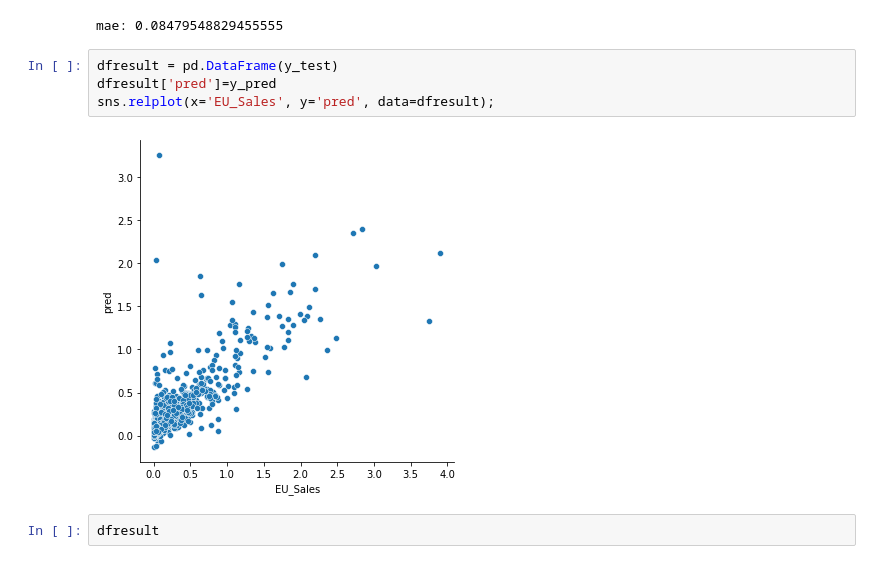
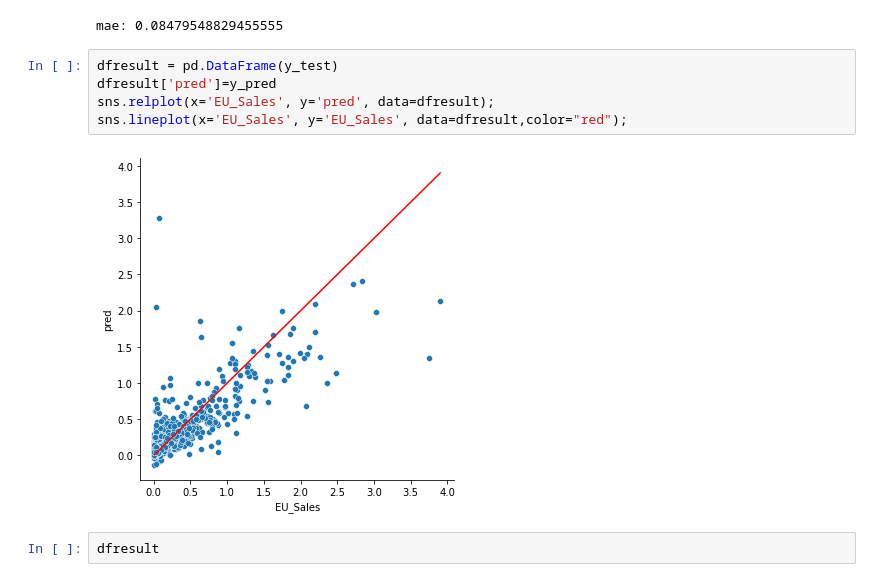
Before and after one commit to Pascal-Thai/GamingSales, a Jupyter notebook: GamingSales_ML_Europe.ipynb, the cells around one changed output. Saved outputs shown, nothing was run; the diff lists cells and outputs as text.

```diff
--- a/GamingSales_ML_Europe.ipynb
+++ b/GamingSales_ML_Europe.ipynb
@@ -174,9 +175,10 @@ mae: 0.08479548829455555
 # %%
 dfresult = pd.DataFrame(y_test)
 dfresult['pred']=y_pred
 sns.relplot(x='EU_Sales', y='pred', data=dfresult);
+sns.lineplot(x='EU_Sales', y='EU_Sales', data=dfresult,color="red");
 # %% [output]
-[figure, old version]
+[figure, new version]
 # %%
 dfresult
 # %% [output]
```
Also changed, not shown: parts of 1 cell of this notebook.
